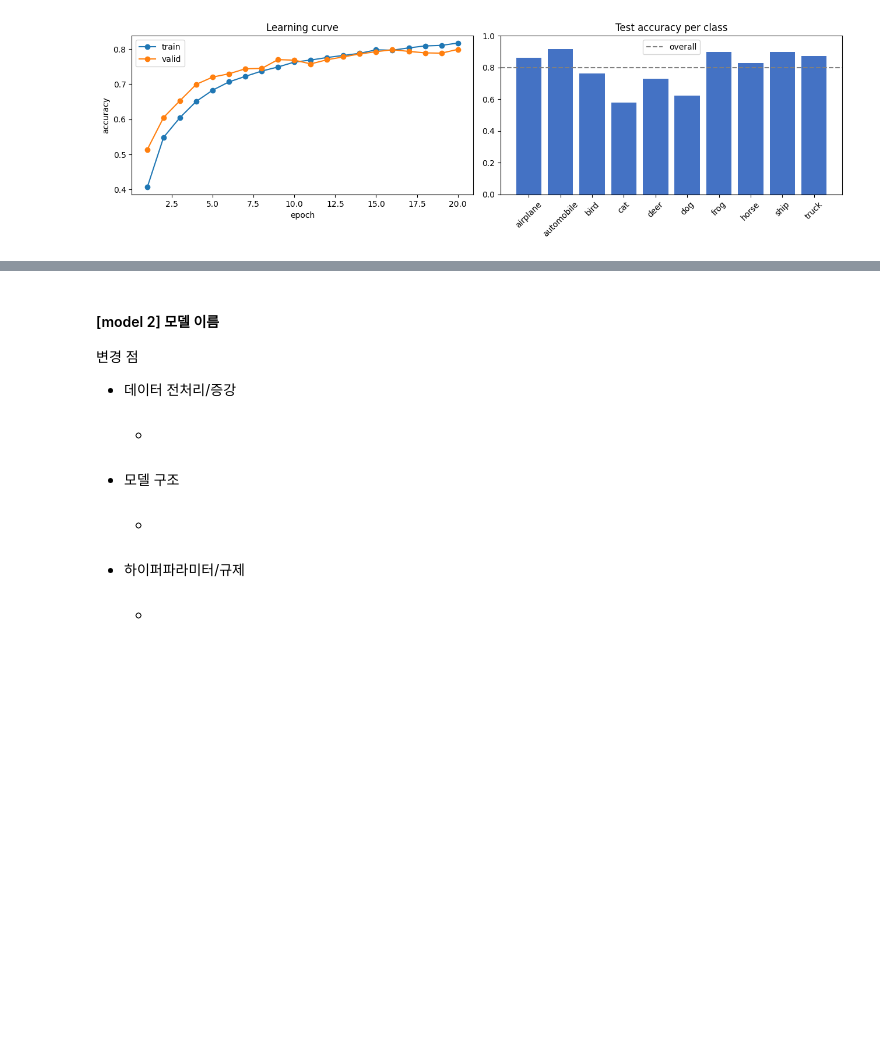
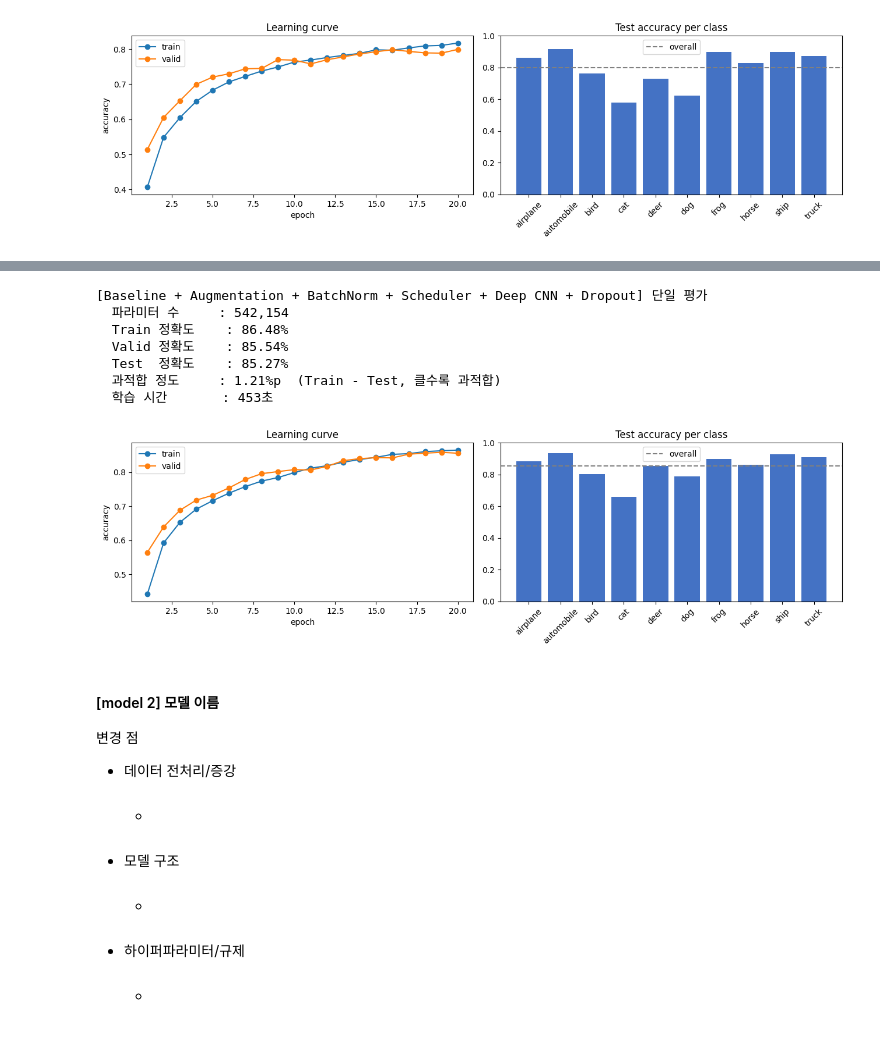
Before and after one commit to loginyrlife/ai_learning, a Jupyter notebook: CIFAR10_CNN_실습_ipynb의_사본.ipynb, the cells around one changed output, grey strips where cells are left out. Drawn from its saved outputs; the diff is of its cells as text; code cells hidden in the pictures; blank space fills up the shorter version.

Commit message:
6. dropout 적용

```diff
--- a/CIFAR10_CNN_실습_ipynb의_사본.ipynb
+++ b/CIFAR10_CNN_실습_ipynb의_사본.ipynb
@@ -501,0 +694,40 @@ evaluate(baseline_aug)
+# %%
+def make_deep_dropout_model():
+    return nn.Sequential(
+        nn.Conv2d(3, 32, 3, padding=1),
+        nn.BatchNorm2d(32),
+        nn.ReLU(),
+        nn.MaxPool2d(2),
+
+        nn.Conv2d(32, 64, 3, padding=1),
+        nn.BatchNorm2d(64),
+        nn.ReLU(),
+
+        nn.Conv2d(64, 64, 3, padding=1),
+        nn.BatchNorm2d(64),
+        nn.ReLU(),
+        nn.MaxPool2d(2),
+
+        nn.Conv2d(64, 128, 3, padding=1),
+        nn.BatchNorm2d(128),
+        nn.ReLU(),
+
+        nn.Conv2d(128, 128, 3, padding=1),
+        nn.BatchNorm2d(128),
+        nn.ReLU(),
+        nn.MaxPool2d(2),
+
+        nn.Flatten(),
+        nn.Linear(128 * 4 * 4, 128),
+        nn.ReLU(),
+        nn.Dropout(p=0.3),  # 추가
+        nn.Linear(128, 10)
+    )
+# %%
+baseline_aug_bn_scheduler_deep_dropout = train(
+    make_deep_dropout_model(),
+    name="Baseline + Augmentation + BatchNorm + Scheduler + Deep CNN + Dropout",
+    epochs=20,
+    transform=tf_aug,
+    use_scheduler=True
+)
@@ -502,3 +752,14 @@ evaluate(baseline_aug)
+# %%
+evaluate(baseline_aug_bn_scheduler_deep_dropout)
+# %% [output]
+[Baseline + Augmentation + BatchNorm + Scheduler + Deep CNN + Dropout] 단일 평가
+  파라미터 수     : 542,154
+  Train 정확도    : 86.48%
+  Valid 정확도    : 85.54%
+  Test  정확도    : 85.27%
+  과적합 정도     : 1.21%p  (Train - Test, 클수록 과적합)
+  학습 시간       : 453초
+[figure, added]
 # %% [markdown]
 #### [model 2] 모델 이름
 
```
Also changed, not shown: parts of 10 cells of this notebook.
